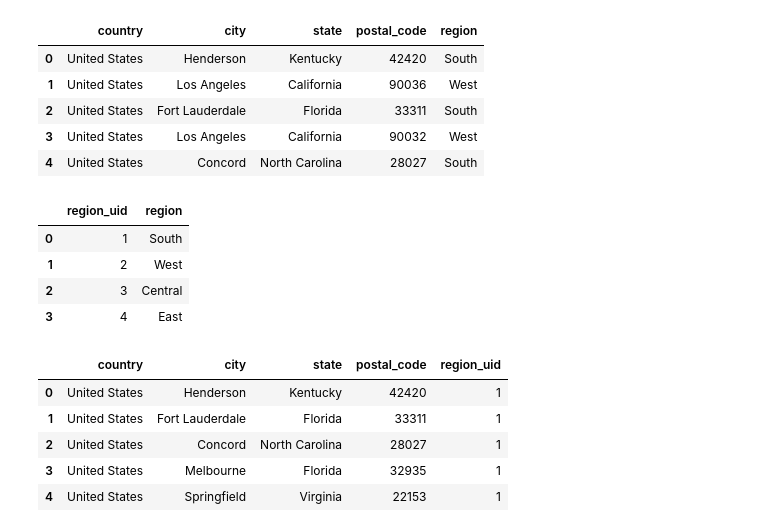
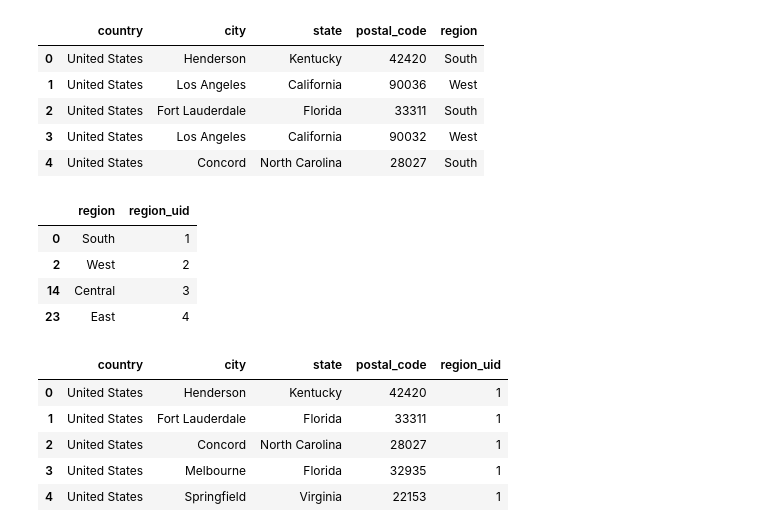
Before and after one commit to IGEremin/DE-101, a Jupyter notebook: Module2/from_excel_to_sql.ipynb, the cells around one changed output. Saved outputs shown, nothing was run; the diff lists cells and outputs as text; code cells hidden in the pictures.

```diff
--- a/Module2/from_excel_to_sql.ipynb
+++ b/Module2/from_excel_to_sql.ipynb
@@ -7,11 +8,9 @@ import psycopg2.extras as extras
 # %%
 data = pd.read_excel(
     'Sample - Superstore.xlsx',
-    index_col='Row ID',
     parse_dates=['Order Date', 'Ship Date'],
-    dtype={'Postal Code': object}
+    dtype={'Postal Code': str}
 )
-data.index.name = data.index.name.lower().replace(' ', '_')
 data.columns = [col.lower().replace(' ', '_').replace('-', '_') for col in data.columns]
 # %%
 data.info()
@@ -101,6 +104,8 @@ the dataframe is inserted
 # %% [markdown]
 ### Regions
 # %%
-regions = data[['region', 'person']].drop_duplicates().reset_index(drop=True)
+regions = data[['region', 'person']].drop_duplicates()
+print("Rows count: ", len(regions))
+counts['dw.regions'] = len(regions)
 regions
 # %% [output]
@@ -128,15 +136,15 @@ Rows count:  632
 | 3 | United States | Los Angeles | California | 90032 | West |
 | 4 | United States | Concord | North Carolina | 28027 | South |
 # %%
-regions_uid = regions.reset_index(names='region_uid')[['region_uid', 'region']]
-regions_uid[['region_uid']] = regions_uid[['region_uid']] + 1
+regions_uid = regions[['region']]
+regions_uid['region_uid'] = range(1, regions_uid.shape[0]+1)
 regions_uid
 # %% [output]
-|  | region_uid | region |
-| 0 | 1 | South |
-| 1 | 2 | West |
-| 2 | 3 | Central |
-| 3 | 4 | East |
+|  | region | region_uid |
+| 0 | South | 1 |
+| 2 | West | 2 |
+| 14 | Central | 3 |
+| 23 | East | 4 |
 # %%
 geography = geography.merge(regions_uid, on='region')
 geography = geography[geography.columns.drop('region')]
```
Also changed, not shown: parts of 35 cells of this notebook.
